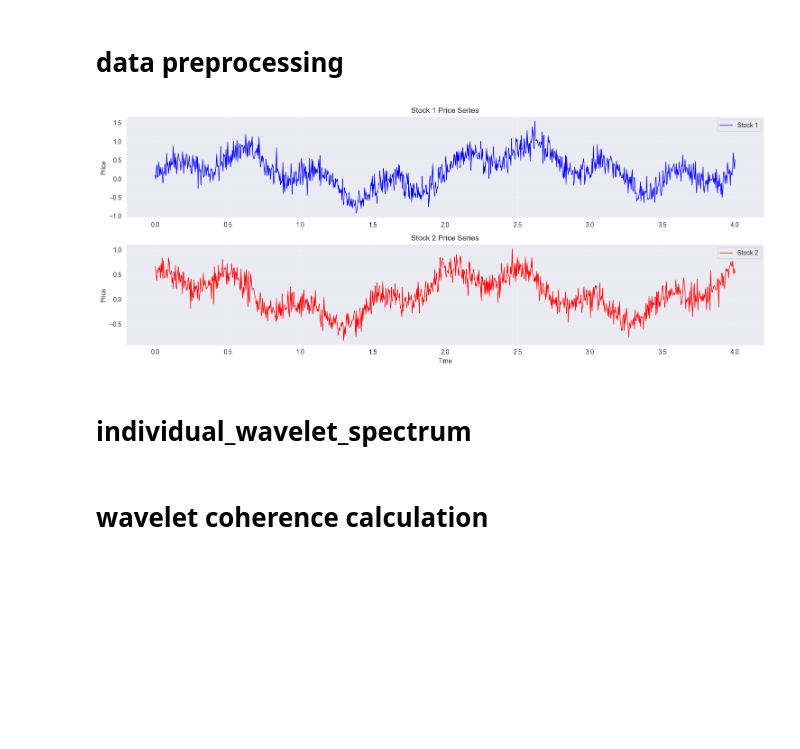
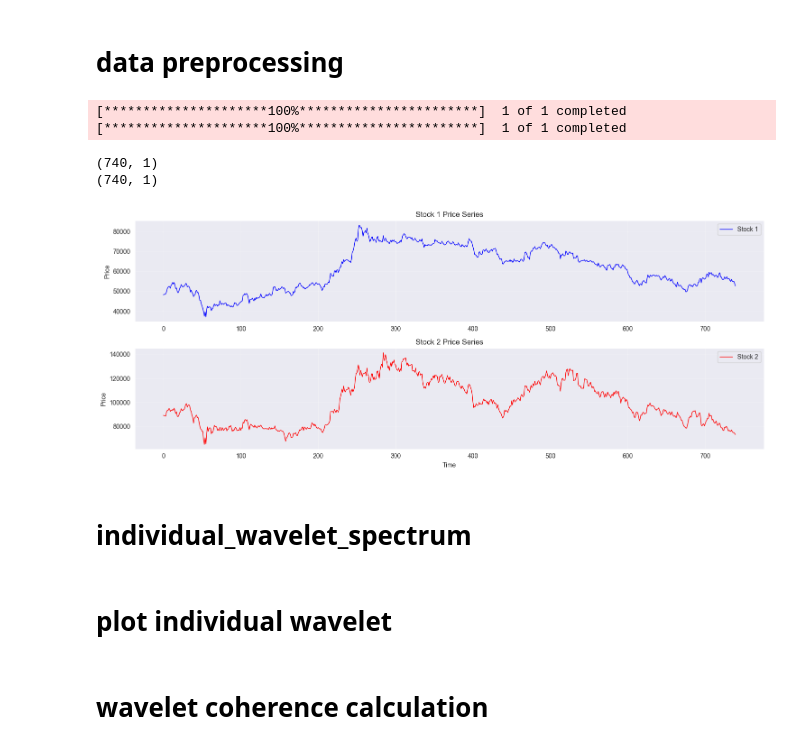
Before and after one commit to Hyobin0515/wavelet, a Jupyter notebook: wavelet/wavelet.ipynb, the cells around one changed output. Drawn from its saved outputs; the diff is of its cells as text; code cells hidden in the pictures; blank space fills up the shorter version.

```diff
--- a/wavelet/wavelet.ipynb
+++ b/wavelet/wavelet.ipynb
@@ -13,53 +13,48 @@ warnings.filterwarnings('ignore')
 # %% [markdown]
 # data preprocessing
 # %%
-def apply_to_real_stock_data():
+# 두 주식의 데이터 다운로드
+stock1_data = yf.download('005930.KS', start='2020-01-01', end='2023-01-01')  # 삼성전자
+stock2_data = yf.download('000660.KS', start='2020-01-01', end='2023-01-01')  # SK하이닉스
 
-    # 두 주식의 데이터 다운로드
-    stock1_data = yf.download('005930.KS', start='2020-01-01', end='2023-01-01')  # 삼성전자
-    stock2_data = yf.download('000660.KS', start='2020-01-01', end='2023-01-01')  # SK하이닉스
+# 종가 데이터 추출
+stock1_close = stock1_data['Close'].values
+stock2_close = stock2_data['Close'].values
+time_real = np.arange(len(stock1_close))
+time_len=len(stock1_close)
 
-    # 종가 데이터 추출
-    stock1_close = stock1_data['Close'].values
-    stock2_close = stock2_data['Close'].values
-    time_real = np.arange(len(stock1_close))
+# 로그 수익률 계산
+stock1_returns = np.log(stock1_close[1:] / stock1_close[:-1])
+stock2_returns = np.log(stock2_close[1:] / stock2_close[:-1])
 
-    # 로그 수익률 계산
-    stock1_returns = np.log(stock1_close[1:] / stock1_close[:-1])
-    stock2_returns = np.log(stock2_close[1:] / stock2_close[:-1])
-
-    # 웨이브렛 분석 적용
-    power1_real, period1_real, coi1_real, W1_real = calculate_individual_wavelet_spectrum(
-        stock1_returns, dt=1.0
-    )
-    power2_real, period2_real, coi2_real, W2_real = calculate_individual_wavelet_spectrum(
-        stock2_returns, dt=1.0
-    )
-
-
-apply_to_real_stock_data()
+print(stock1_close.shape)
+print(stock2_close.shape)
 
 # 데이터 시각화
 plt.figure(figsize=(15, 6))
 plt.subplot(2, 1, 1)
-plt.plot(time, stock1, 'b-', label='Stock 1', linewidth=1)
+plt.plot(time_real, stock1_close, 'b-', label='Stock 1', linewidth=1)
 plt.title('Stock 1 Price Series')
 plt.ylabel('Price')
 plt.legend()
 plt.grid(True, alpha=0.3)
 
 plt.subplot(2, 1, 2)
-plt.plot(time, stock2, 'r-', label='Stock 2', linewidth=1)
+plt.plot(time_real, stock2_close, 'r-', label='Stock 2', linewidth=1)
 plt.title('Stock 2 Price Series')
 plt.xlabel('Time')
 plt.ylabel('Price')
 plt.legend()
 plt.grid(True, alpha=0.3)
 
 plt.tight_layout()
 plt.show()
 # %% [output]
+[*********************100%***********************]  1 of 1 completed
+[*********************100%***********************]  1 of 1 completed
+(740, 1)
+(740, 1)
-[figure, old version]
+[figure, new version]
 # %% [markdown]
 # individual_wavelet_spectrum
 # %%
@@ -167,0 +148,2 @@ print(f"Period range: {period1.min():.4f} - {period1.max():.4f}")
+# %% [markdown]
+# plot individual wavelet
```
Also changed, not shown: parts of 2 cells of this notebook.
